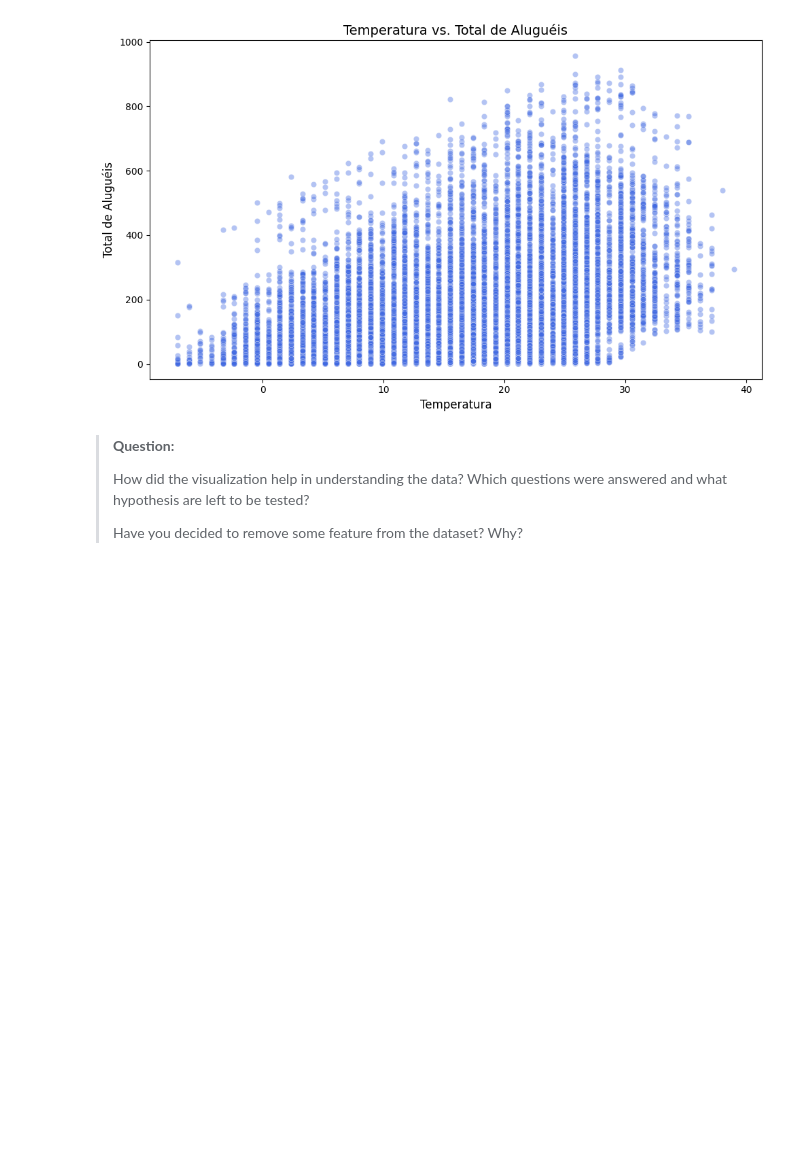
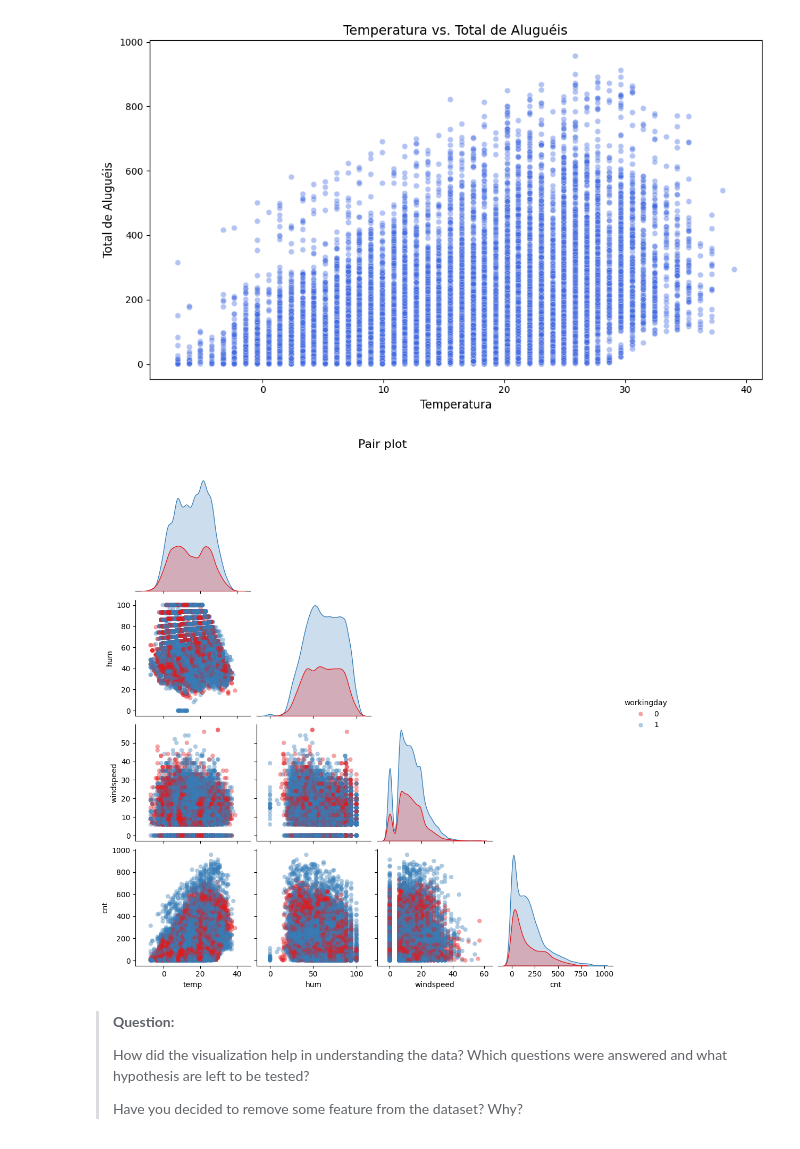
Before and after one commit to sofiavvb/ml, a Jupyter notebook: Tarefa01/mc886_1s2026-assignment_1.ipynb, the cells around one changed output. Cells and saved outputs as stored; diff of their text form; code cells hidden in the pictures; blank space fills up the shorter version.

```diff
--- a/Tarefa01/mc886_1s2026-assignment_1.ipynb
+++ b/Tarefa01/mc886_1s2026-assignment_1.ipynb
@@ -419,6 +432,23 @@ plt.tight_layout()
 plt.show()
 # %% [output]
 [figure]
+# %%
+colunas = ['temp', 'hum', 'windspeed', 'cnt', 'workingday']
+dados = train_df[colunas]
+
+grafico = sns.pairplot(
+    dados,
+    hue='workingday',
+    palette= 'Set1',
+    plot_kws={'alpha': 0.4, 'edgecolor': 'none'},
+    corner=True
+)
+
+grafico.figure.suptitle('Pair plot', y=1.05, fontsize=16)
+
+plt.show()
+# %% [output]
+[figure, added]
 # %% [markdown]
 > **Question:**
 >
```
Also changed, not shown: parts of 4 cells of this notebook.
